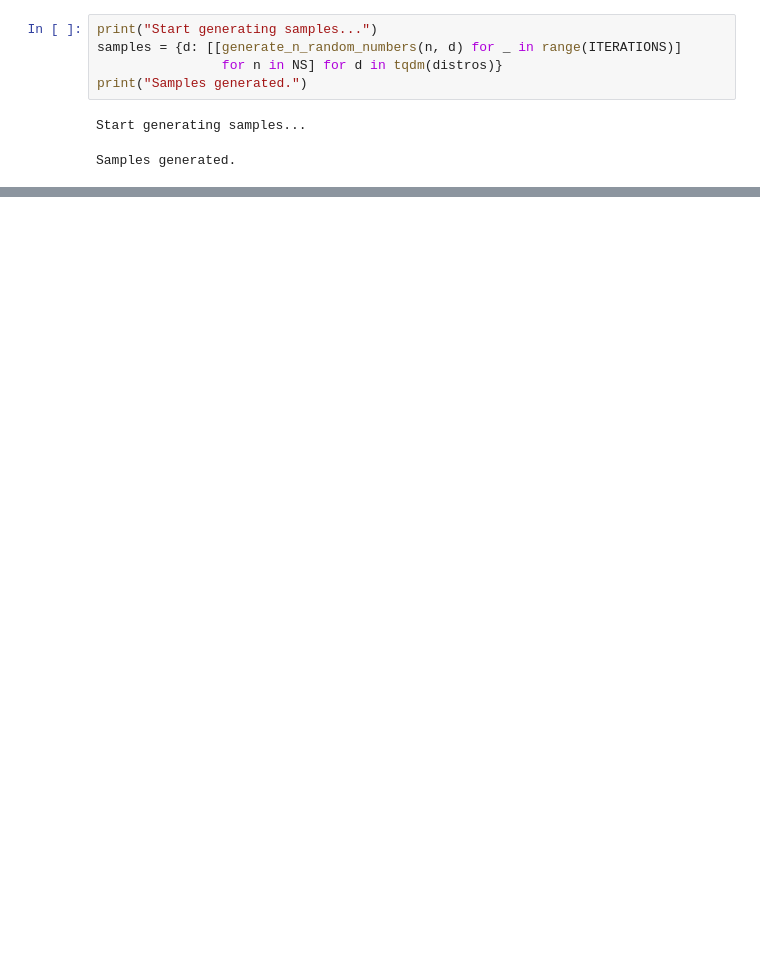
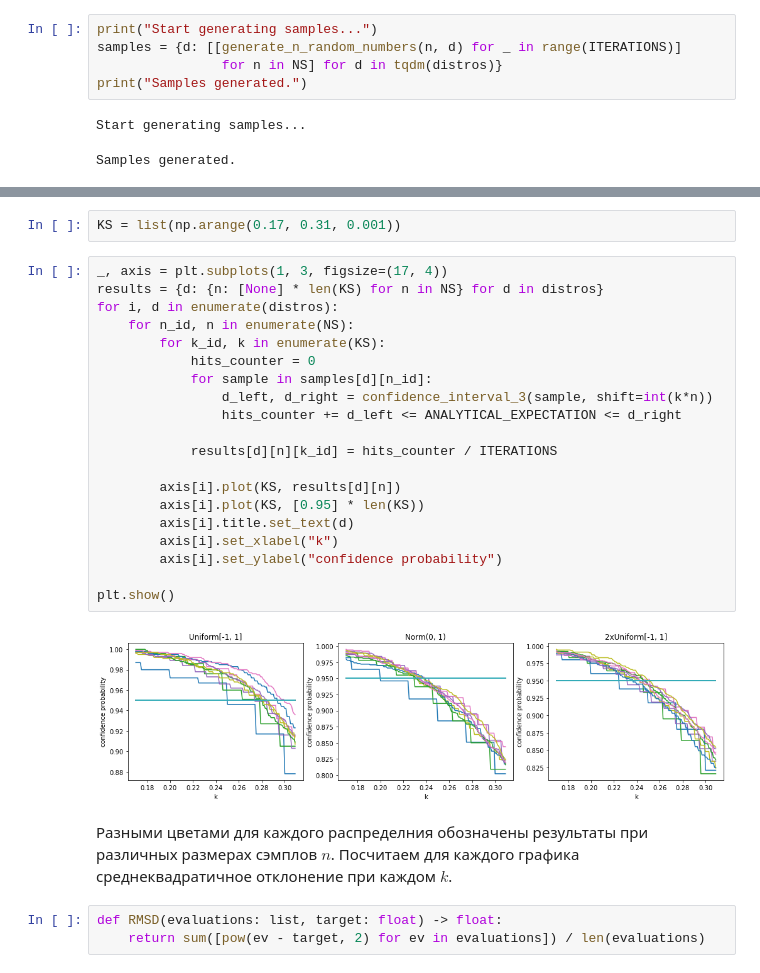
Before and after one commit to sergfedchin/hse-applied-statistics-methods, a Jupyter notebook: practice/pr03.ipynb, the cells around one changed output, grey strips where cells are left out. Saved outputs shown, nothing was run; the diff lists cells and outputs as text; blank space fills up the shorter version.

```diff
--- a/practice/pr03.ipynb
+++ b/practice/pr03.ipynb
@@ -187,0 +260,29 @@ for id, d in enumerate(distros):
+# %%
+KS = list(np.arange(0.17, 0.31, 0.001))
+# %%
+_, axis = plt.subplots(1, 3, figsize=(17, 4))
+results = {d: {n: [None] * len(KS) for n in NS} for d in distros}
+for i, d in enumerate(distros):
+    for n_id, n in enumerate(NS):
+        for k_id, k in enumerate(KS):
+            hits_counter = 0
+            for sample in samples[d][n_id]:
+                d_left, d_right = confidence_interval_3(sample, shift=int(k*n))
+                hits_counter += d_left <= ANALYTICAL_EXPECTATION <= d_right
+
+            results[d][n][k_id] = hits_counter / ITERATIONS
+
+        axis[i].plot(KS, results[d][n])
+        axis[i].plot(KS, [0.95] * len(KS))
+        axis[i].title.set_text(d)
+        axis[i].set_xlabel("k")
+        axis[i].set_ylabel("confidence probability")
+
+plt.show()
+# %% [output]
+[figure, added]
+# %% [markdown]
+Разными цветами для каждого распределния обозначены результаты при различных размерах сэмплов $n$. Посчитаем для каждого графика среднеквадратичное отклонение при каждом $k$.
+# %%
+def RMSD(evaluations: list, target: float) -> float:
+    return sum([pow(ev - target, 2) for ev in evaluations]) / len(evaluations)
```
Also changed, not shown: parts of 19 cells of this notebook.
